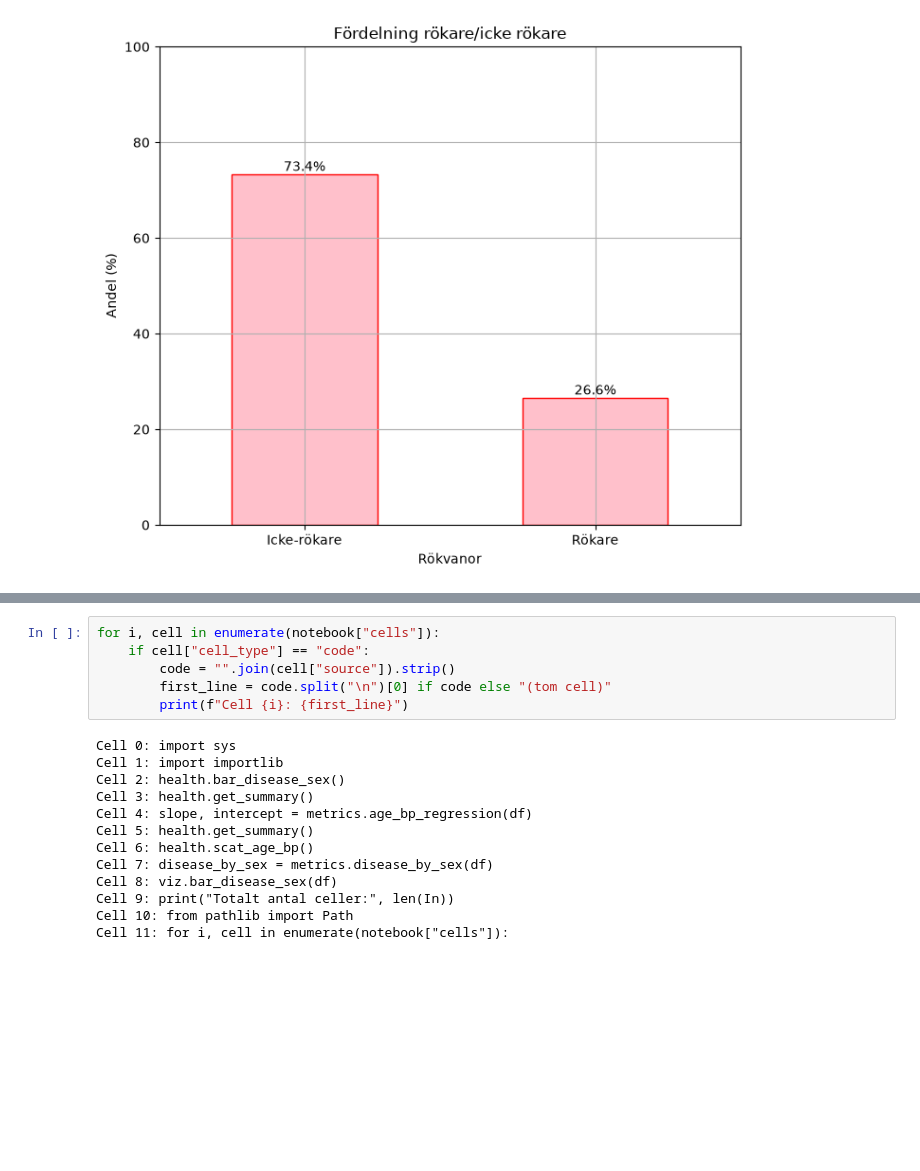
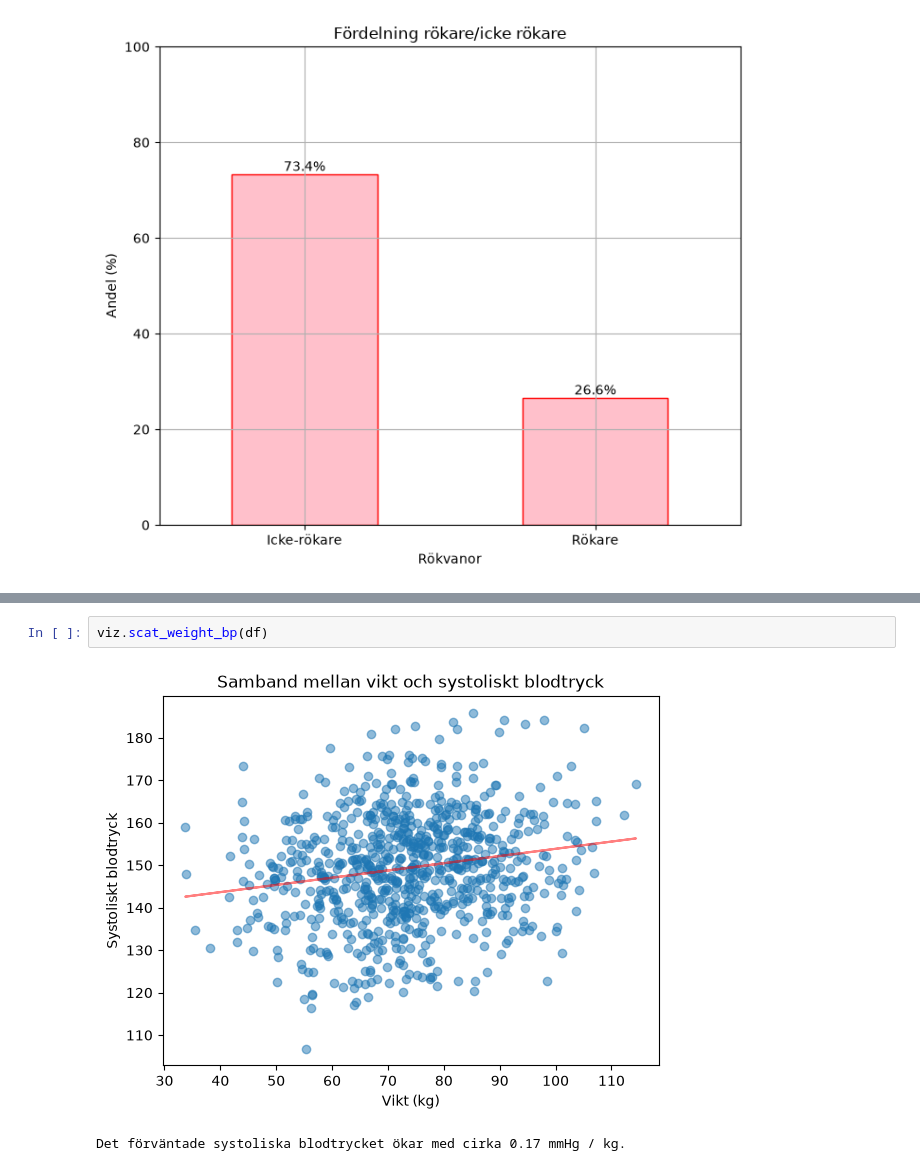
Before and after one commit to loviswikstrom/Health_Study_Analyze, a Jupyter notebook: notebooks/del2.ipynb, the cells around one changed output, grey strips where cells are left out. Saved outputs shown, nothing was run; the diff lists cells and outputs as text; blank space fills up the shorter version.

```diff
--- a/notebooks/del2.ipynb
+++ b/notebooks/del2.ipynb
@@ -171,19 +100,5 @@ plt.show()
-# %%
-for i, cell in enumerate(notebook["cells"]):
-    if cell["cell_type"] == "code":
-        code = "".join(cell["source"]).strip()
-        first_line = code.split("\n")[0] if code else "(tom cell)"
-        print(f"Cell {i}: {first_line}")
-# %% [output]
-Cell 0: import sys
-Cell 1: import importlib
-Cell 2: health.bar_disease_sex()
-Cell 3: health.get_summary()
-Cell 4: slope, intercept = metrics.age_bp_regression(df)
-Cell 5: health.get_summary()
-Cell 6: health.scat_age_bp()
-Cell 7: disease_by_sex = metrics.disease_by_sex(df)
-Cell 8: viz.bar_disease_sex(df)
-Cell 9: print("Totalt antal celler:", len(In))
-Cell 10: from pathlib import Path
-Cell 11: for i, cell in enumerate(notebook["cells"]):
+# %%
+viz.scat_weight_bp(df)
+# %% [output]
+[figure, added]
+Det förväntade systoliska blodtrycket ökar med cirka 0.17 mmHg / kg.
```
Also changed, not shown: parts of 5 cells of this notebook, 4 other files.
